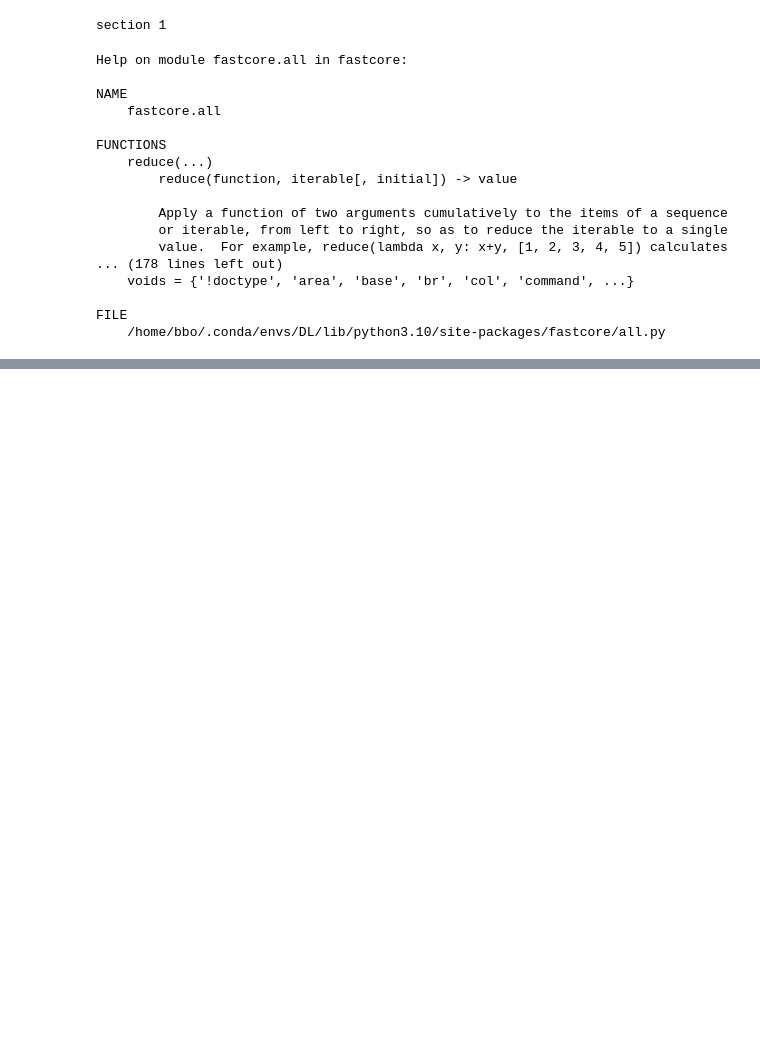
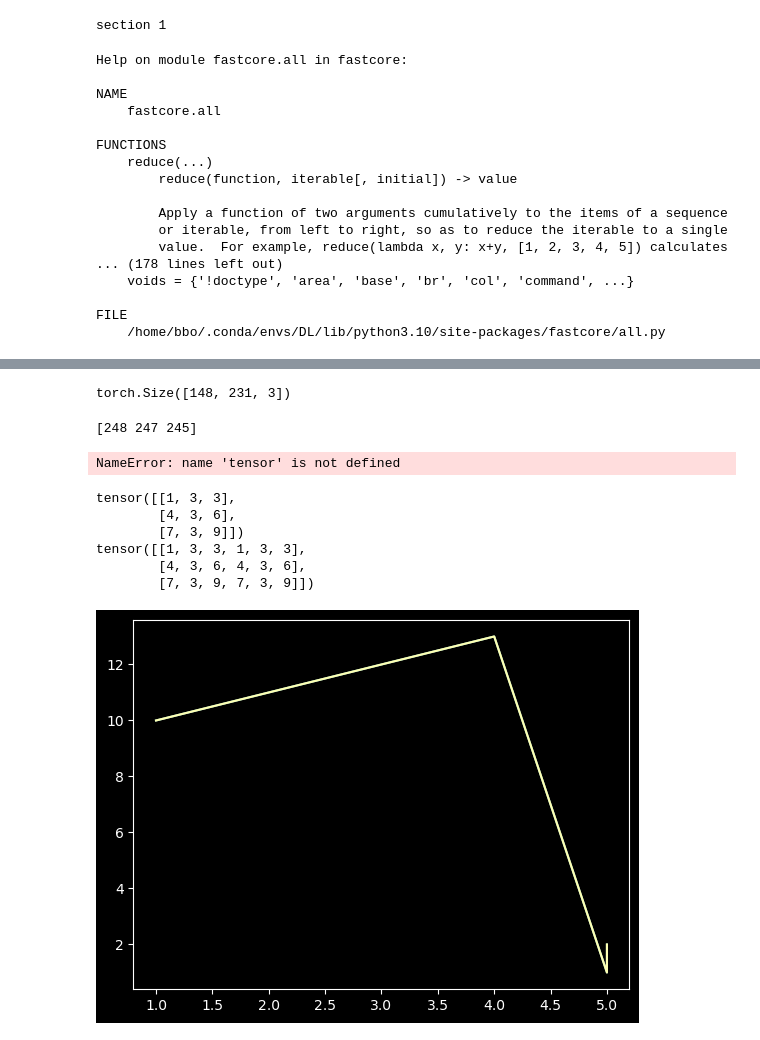
Before and after one commit to BilaalBakare/Deep-Learning, a Jupyter notebook: sandbox.ipynb, the cells around one changed output, grey strips where cells are left out. Saved outputs shown, nothing was run; the diff lists cells and outputs as text; code cells hidden in the pictures; blank space fills up the shorter version.

```diff
--- a/sandbox.ipynb
+++ b/sandbox.ipynb
@@ -47,0 +94,68 @@ FILE
+# %%
+tensor_of_pic.shape
+# %% [output]
+torch.Size([148, 231, 3])
+# %%
+from numpy import array
+picSkel = array(pic)
+
+print(picSkel[0][0])
+# %% [output]
+[248 247 245]
+# %%
+import torch
+from torch import tensor
+
+data = [
+    [1,2,3],
+    [4,5,6],
+    [7,8,9]
+]
+
+Dlt = tensor(data)
+
+# Dlt2 = torch.ones_like(Dlt)
+# Dlt2 = torch.zeros_like(Dlt)
+# Dlt2 = torch.rand_like(Dlt)
+
+# Dlt2.fill_(5)
+
+# Dimensions = (3,3,)
+# torch.rand(Dimensions)
+
+Dlt.shape
+Dlt.float()
+print(Dlt.dtype)
+# %% [output]
+NameError: name 'tensor' is not defined
+# %%
+import torch
+from torch import tensor
+
+data = [
+    [1,2,3],
+    [4,5,6],
+    [7,8,9]
+]
+
+tensor_of_data = tensor(data)
+tensor_of_data[:, 1] = 3
+
+print(tensor_of_data)
+
+concatenation = torch.cat([tensor_of_data, tensor_of_data], dim=-1)
+print(concatenation)
+# %% [output]
+tensor([[1, 3, 3],
+        [4, 3, 6],
+        [7, 3, 9]])
+tensor([[1, 3, 3, 1, 3, 3],
+        [4, 3, 6, 4, 3, 6],
+        [7, 3, 9, 7, 3, 9]])
+# %%
+from matplotlib import pyplot as plt
+x, y = [1,2,3,4,5,5], [10,11,12,13,1,2]
+plt.plot(x,y)
+plt.show()
+# %% [output]
+[figure, added]
```
Also changed, not shown: parts of 10 cells of this notebook, 1 other file.
